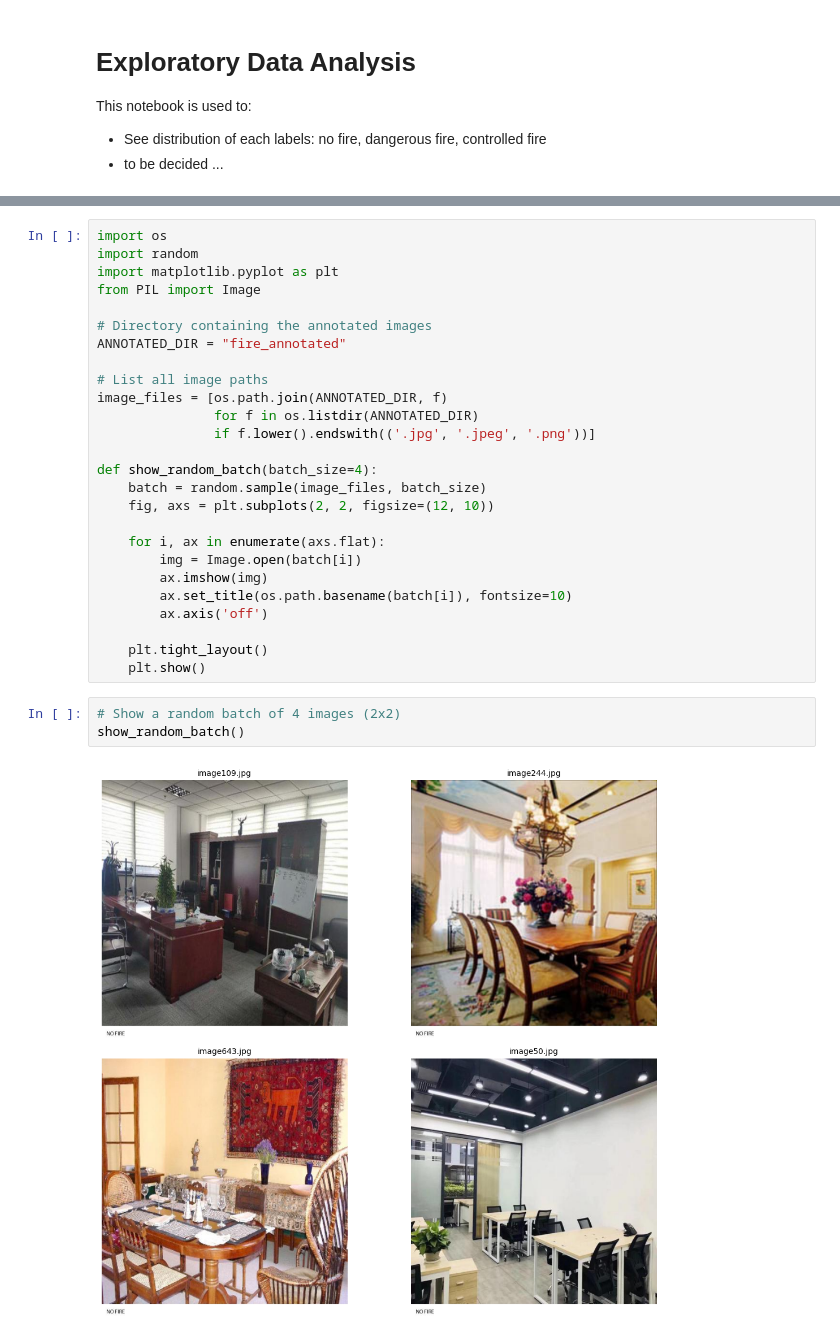
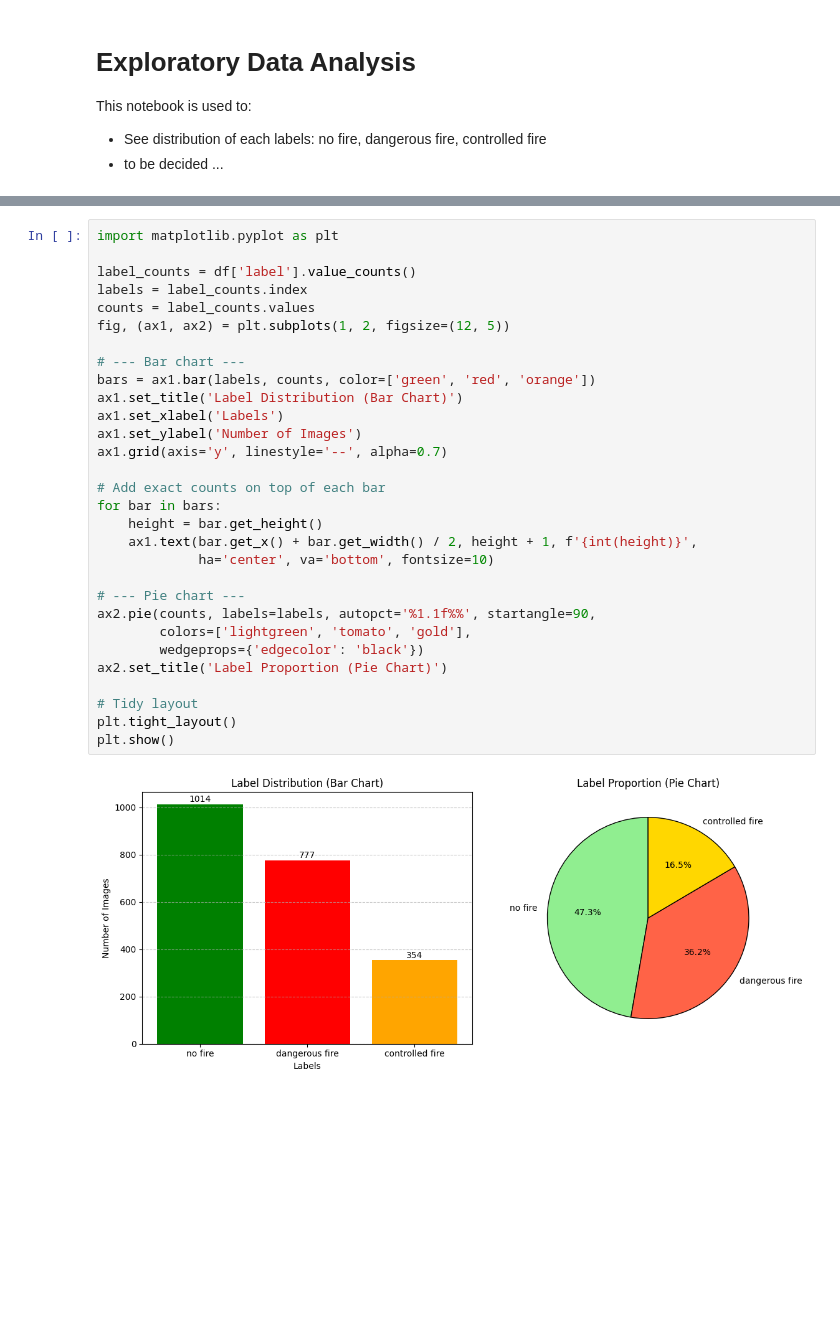
Before and after one commit to tmdeptrai/ContextFire-VLM, a Jupyter notebook: 5_eda.ipynb, the cells around one changed output, grey strips where cells are left out. Saved outputs shown, nothing was run; the diff lists cells and outputs as text; blank space fills up the shorter version.

```diff
--- a/5_eda.ipynb
+++ b/5_eda.ipynb
@@ -35,32 +35,33 @@ no fire             76
 Name: count, dtype: int64
-# %%
-import os
-import random
-import matplotlib.pyplot as plt
-from PIL import Image
-
-# Directory containing the annotated images
-ANNOTATED_DIR = "fire_annotated"
-
-# List all image paths
-image_files = [os.path.join(ANNOTATED_DIR, f)
-               for f in os.listdir(ANNOTATED_DIR)
-               if f.lower().endswith(('.jpg', '.jpeg', '.png'))]
-
-def show_random_batch(batch_size=4):
-    batch = random.sample(image_files, batch_size)
-    fig, axs = plt.subplots(2, 2, figsize=(12, 10))
-
-    for i, ax in enumerate(axs.flat):
-        img = Image.open(batch[i])
-        ax.imshow(img)
-        ax.set_title(os.path.basename(batch[i]), fontsize=10)
-        ax.axis('off')
-
-    plt.tight_layout()
-    plt.show()
-# %%
-# Show a random batch of 4 images (2x2)
-show_random_batch()
-# %% [output]
-[figure, removed]
+# %%
+import matplotlib.pyplot as plt
+
+label_counts = df['label'].value_counts()
+labels = label_counts.index
+counts = label_counts.values
+fig, (ax1, ax2) = plt.subplots(1, 2, figsize=(12, 5))
+
+# --- Bar chart ---
+bars = ax1.bar(labels, counts, color=['green', 'red', 'orange'])
+ax1.set_title('Label Distribution (Bar Chart)')
+ax1.set_xlabel('Labels')
+ax1.set_ylabel('Number of Images')
+ax1.grid(axis='y', linestyle='--', alpha=0.7)
+
+# Add exact counts on top of each bar
+for bar in bars:
+    height = bar.get_height()
+    ax1.text(bar.get_x() + bar.get_width() / 2, height + 1, f'{int(height)}',
+             ha='center', va='bottom', fontsize=10)
+
+# --- Pie chart ---
+ax2.pie(counts, labels=labels, autopct='%1.1f%%', startangle=90,
+        colors=['lightgreen', 'tomato', 'gold'],
+        wedgeprops={'edgecolor': 'black'})
+ax2.set_title('Label Proportion (Pie Chart)')
+
+# Tidy layout
+plt.tight_layout()
+plt.show()
+# %% [output]
+[figure, added]
```
Also changed, not shown: parts of 2 cells of this notebook, 1 other file.
